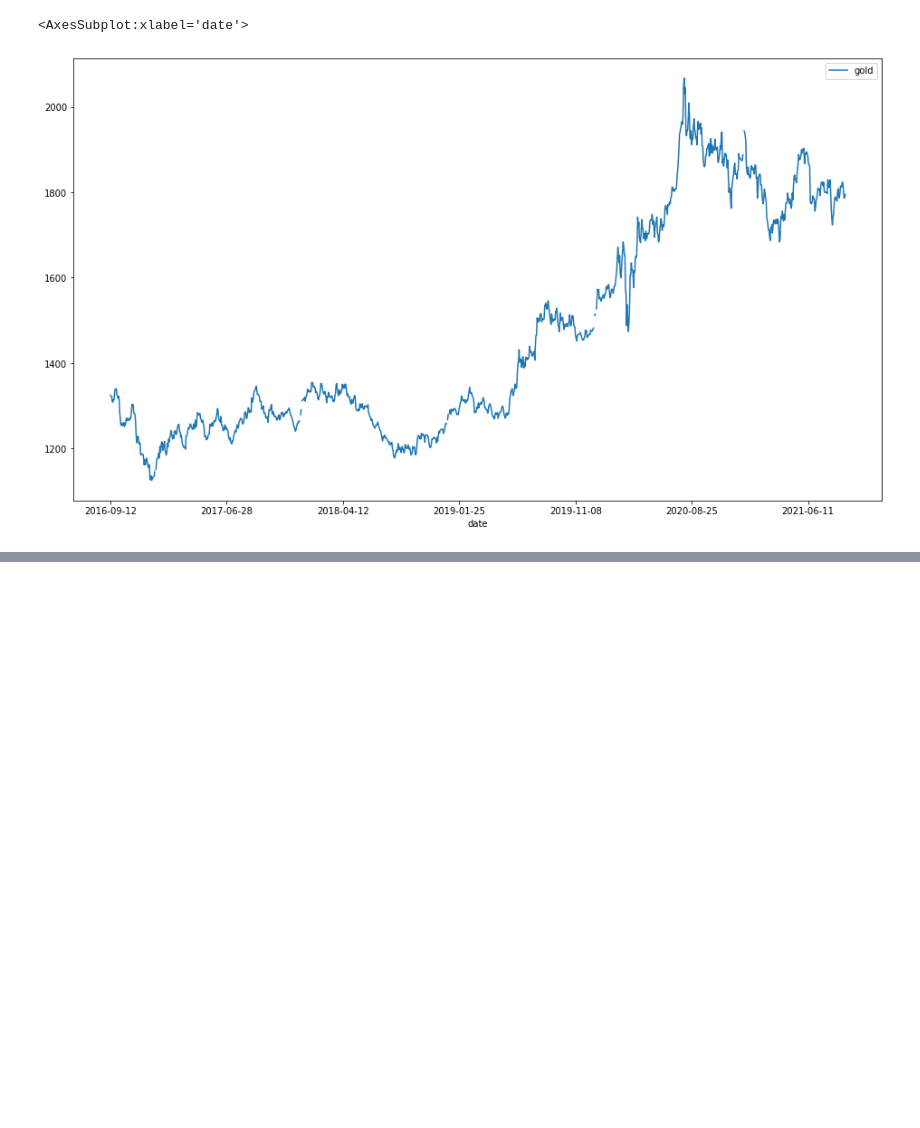
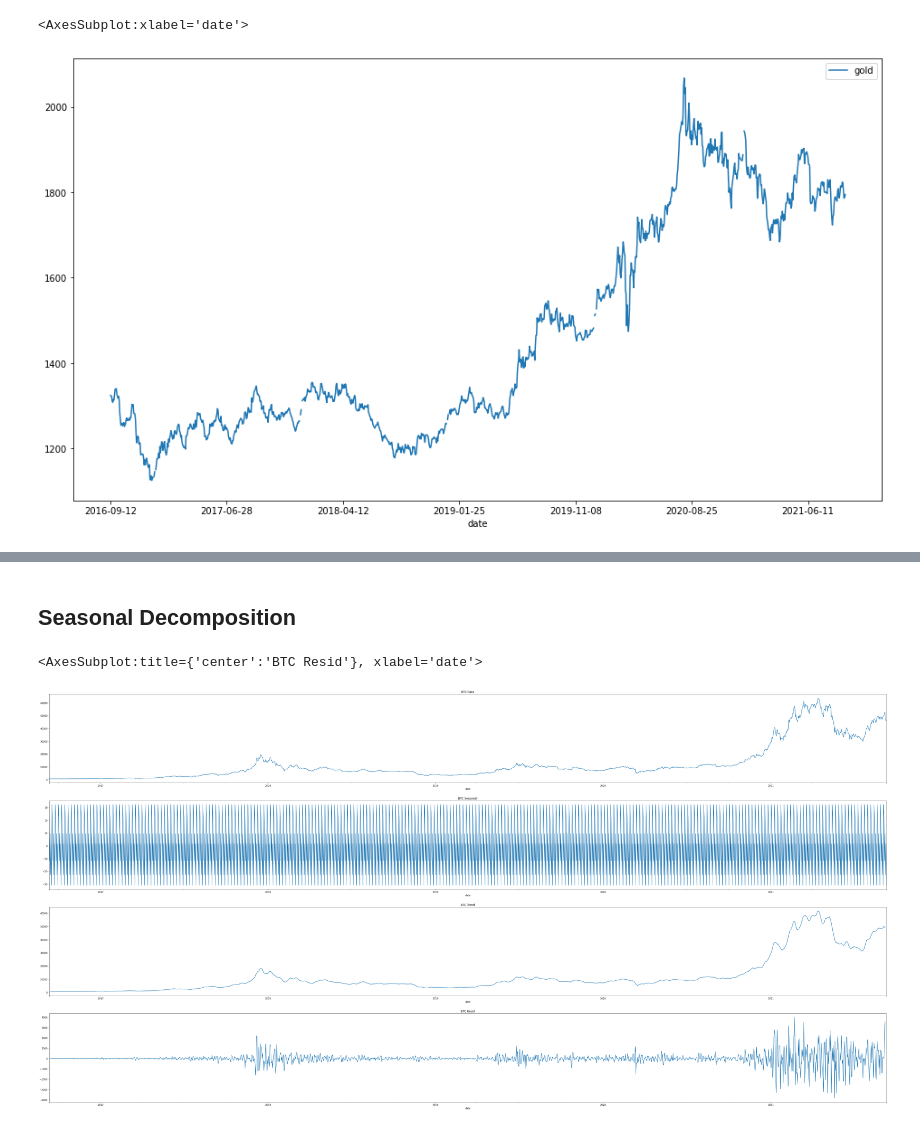
Before and after one commit to YuyangLee/Trading-Strategy-MCM22C, a Jupyter notebook: data_process.ipynb, the cells around one changed output, grey strips where cells are left out. Drawn from its saved outputs; the diff is of its cells as text; code cells hidden in the pictures; blank space fills up the shorter version.

```diff
--- a/data_process.ipynb
+++ b/data_process.ipynb
@@ -66,0 +64,28 @@ resplot = decomposed.plot()
+# %% [markdown]
+## Seasonal Decomposition
+# %%
+gold_decomposed = sm.tsa.seasonal_decompose(data.gold_inter)
+btc_decomposed = sm.tsa.seasonal_decompose(data.btc)
+# %%
+plt.figure(figsize=(64, 32))
+
+plt.subplot(411)
+plt.title("BTC Data")
+data.btc.plot()
+
+plt.subplot(412)
+plt.title("BTC Seasonal")
+btc_decomposed.seasonal.plot()
+
+plt.subplot(413)
+plt.title("BTC Trend")
+btc_decomposed.trend.plot()
+
+plt.subplot(414)
+plt.title("BTC Resid")
+btc_decomposed.resid.plot()
+
+plt.savefig("data/tsa/btc.pdf")
+# %% [output]
+<AxesSubplot:title={'center':'BTC Resid'}, xlabel='date'>
+[figure, added]
```
Also changed, not shown: parts of 9 cells of this notebook, 2 other files.
